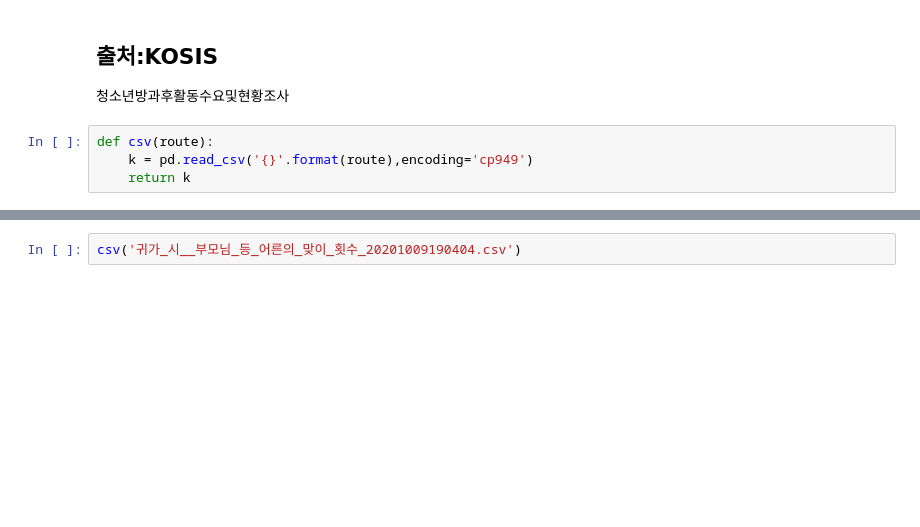
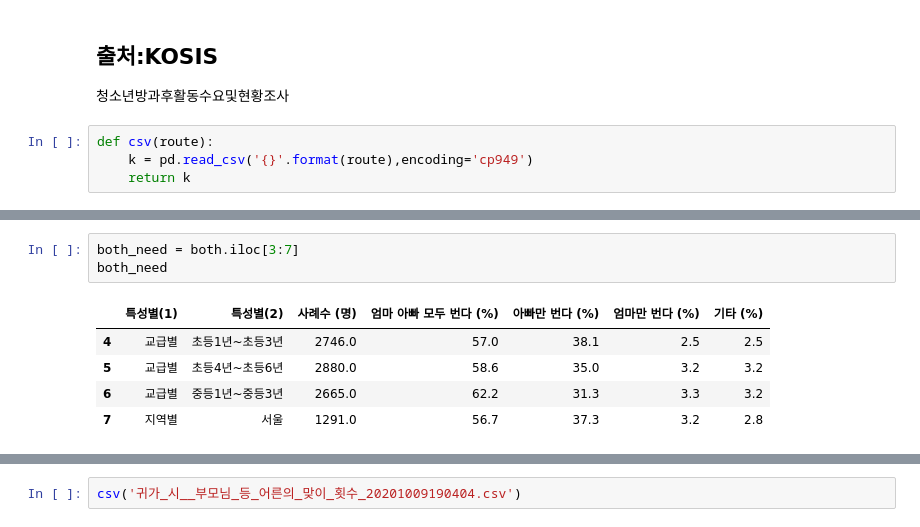
Before and after one commit to gyuholee94/seoul_contest, a Jupyter notebook: 아동 분석_작업중/Untitled.ipynb, the cells around one changed output, grey strips where cells are left out. Saved outputs shown, nothing was run; the diff lists cells and outputs as text; blank space fills up the shorter version.

```diff
--- a/아동 분석_작업중/Untitled.ipynb
+++ b/아동 분석_작업중/Untitled.ipynb
@@ -60,0 +64,9 @@ csv('가정에서_경제력을_가진_사람_20201009190827.csv')
+# %%
+both_need = both.iloc[3:7]
+both_need
+# %% [output]
+|  | 특성별(1) | 특성별(2) | 사례수 (명) | 엄마 아빠 모두 번다 (%) | 아빠만 번다 (%) | 엄마만 번다 (%) | 기타 (%) |
+| 4 | 교급별 | 초등1년~초등3년 | 2746.0 | 57.0 | 38.1 | 2.5 | 2.5 |
+| 5 | 교급별 | 초등4년~초등6년 | 2880.0 | 58.6 | 35.0 | 3.2 | 3.2 |
+| 6 | 교급별 | 중등1년~중등3년 | 2665.0 | 62.2 | 31.3 | 3.3 | 3.2 |
+| 7 | 지역별 | 서울 | 1291.0 | 56.7 | 37.3 | 3.2 | 2.8 |
```
Also changed, not shown: parts of 12 cells of this notebook, 1 other file.
